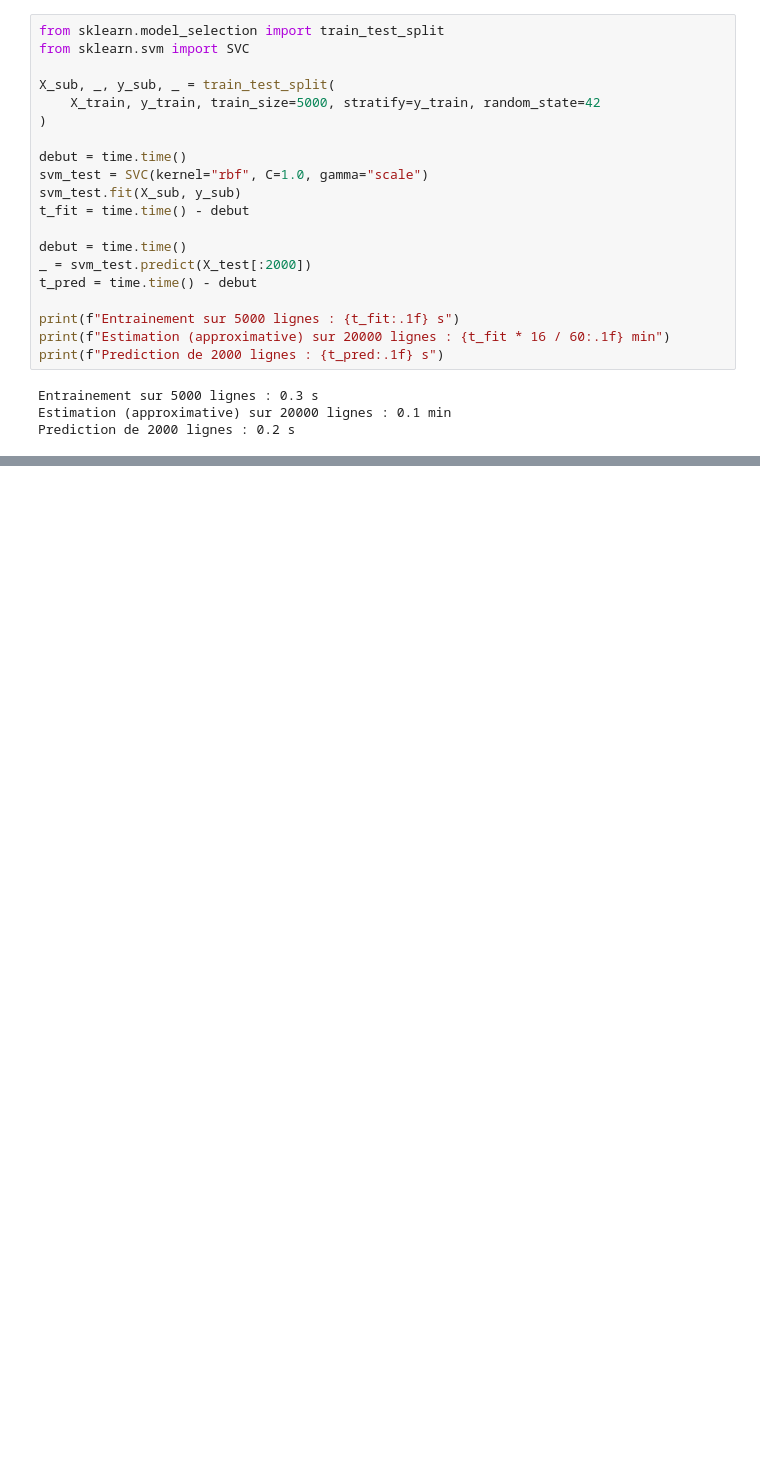
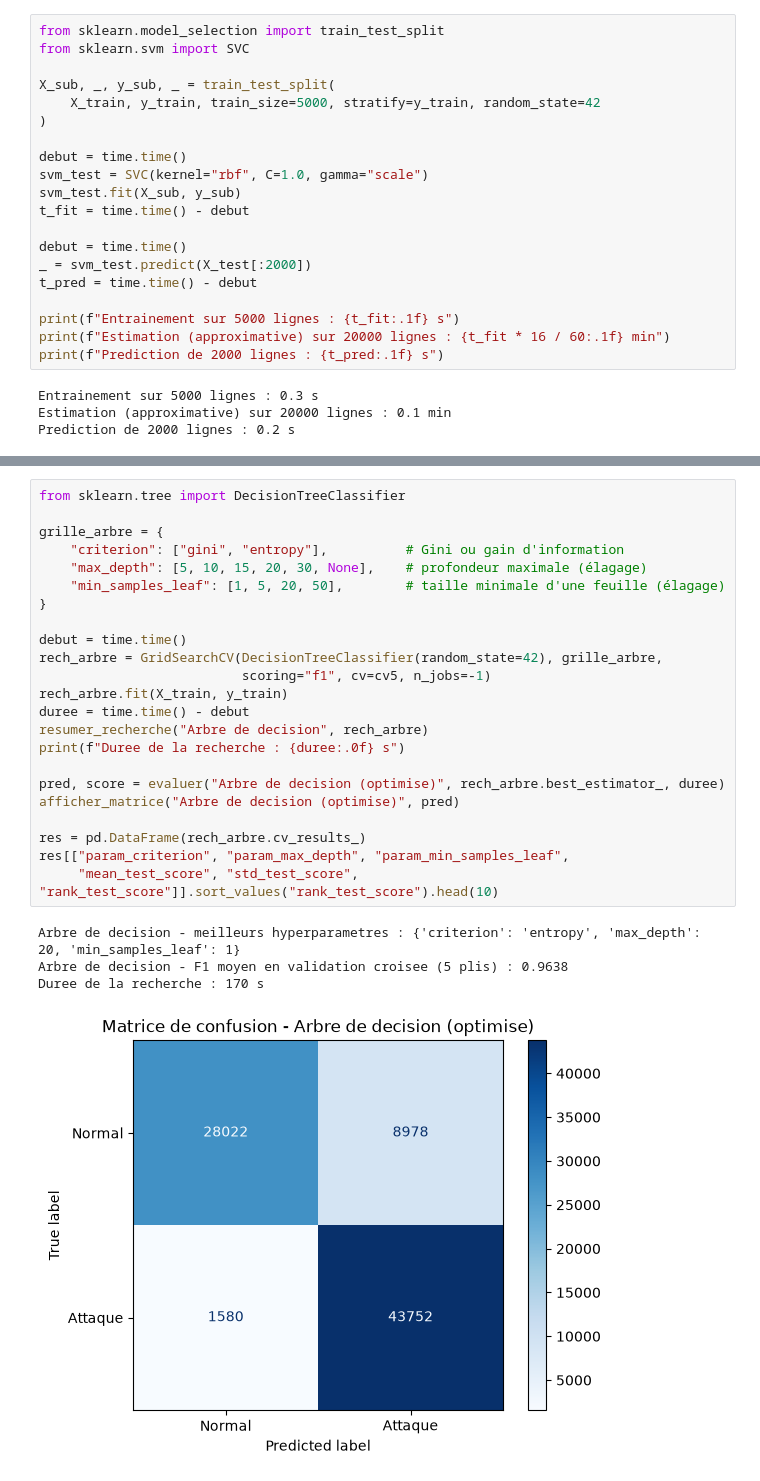
Before and after one commit to barellina/DM-Detection-Intrusions-UNSW-NB15, a Jupyter notebook: notebooks/03_model_training_evaluation.ipynb, the cells around one changed output, grey strips where cells are left out. Drawn from its saved outputs; the diff is of its cells as text; blank space fills up the shorter version.

Commit message:
Add GridSearchCV for decision tree, naive Bayes and K-NN

```diff
--- a/notebooks/03_model_training_evaluation.ipynb
+++ b/notebooks/03_model_training_evaluation.ipynb
@@ -296,0 +321,28 @@ SVM lineaire (LinearSVC)    0.8111     0.7504  0.9842 0.8516   0.9537       12.8
+# %%
+from sklearn.tree import DecisionTreeClassifier
+
+grille_arbre = {
+    "criterion": ["gini", "entropy"],          # Gini ou gain d'information
+    "max_depth": [5, 10, 15, 20, 30, None],    # profondeur maximale (élagage)
+    "min_samples_leaf": [1, 5, 20, 50],        # taille minimale d'une feuille (élagage)
+}
+
+debut = time.time()
+rech_arbre = GridSearchCV(DecisionTreeClassifier(random_state=42), grille_arbre,
+                          scoring="f1", cv=cv5, n_jobs=-1)
+rech_arbre.fit(X_train, y_train)
+duree = time.time() - debut
+resumer_recherche("Arbre de decision", rech_arbre)
+print(f"Duree de la recherche : {duree:.0f} s")
+
+pred, score = evaluer("Arbre de decision (optimise)", rech_arbre.best_estimator_, duree)
+afficher_matrice("Arbre de decision (optimise)", pred)
+
+res = pd.DataFrame(rech_arbre.cv_results_)
+res[["param_criterion", "param_max_depth", "param_min_samples_leaf",
+     "mean_test_score", "std_test_score", "rank_test_score"]].sort_values("rank_test_score").head(10)
+# %% [output]
+Arbre de decision - meilleurs hyperparametres : {'criterion': 'entropy', 'max_depth': 20, 'min_samples_leaf': 1}
+Arbre de decision - F1 moyen en validation croisee (5 plis) : 0.9638
+Duree de la recherche : 170 s
+[figure, added]
```
Also changed, not shown: parts of 11 cells of this notebook, 4 other files.
